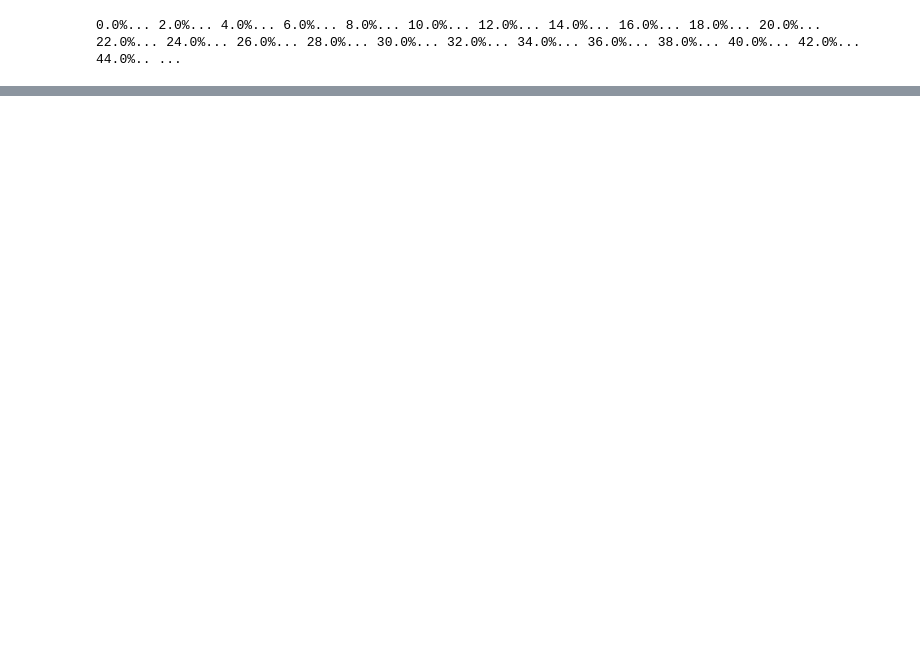
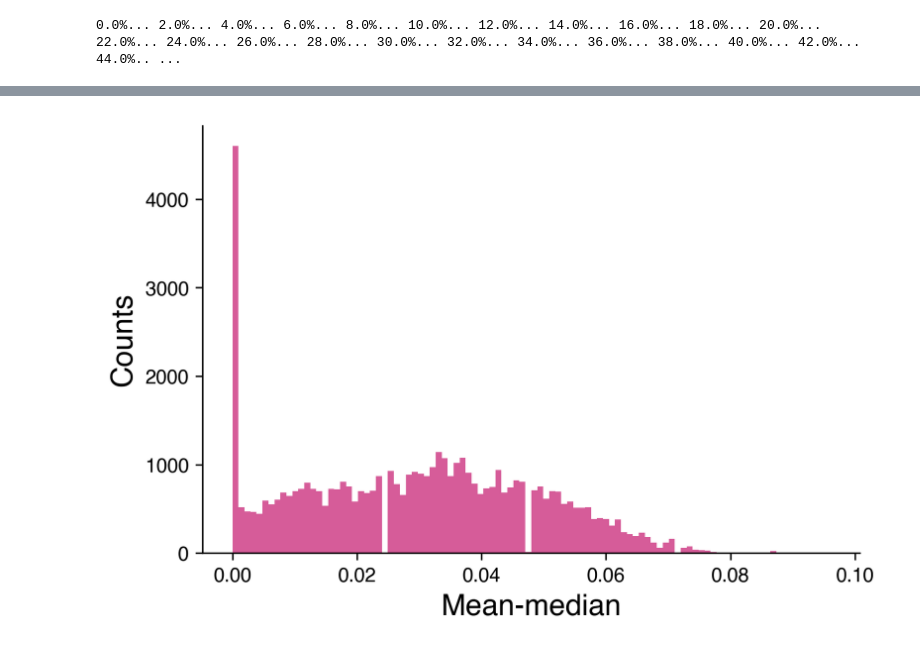
Before and after one commit to political-geometry/partisan-fairness, a Jupyter notebook: ensemble_partisan_metrics.ipynb, the cells around one changed output, grey strips where cells are left out. Cells and saved outputs as stored; diff of their text form; code cells hidden in the pictures; blank space fills up the shorter version.

```diff
--- a/ensemble_partisan_metrics.ipynb
+++ b/ensemble_partisan_metrics.ipynb
@@ -66,23 +85,23 @@ plot_bulk_ups(actual_vote_shares_subset, actual_seat_shares_subset, votes_subset
 # %%
 def plot_ensemble_histogram(x, x_label,y_label,seats=False):
     fig = plt.figure()
     ax = fig.add_subplot(111)
     font_name = 'Helvetica'
     font_size = 15
     if seats:
         bins = np.arange(min(x)-1.25,max(x) + 1.5,0.5)
         ax.hist(x,bins=bins,color=[0.8,0.2,0.5,0.8])
         ax.set_xticks(range(int(min(x)),int(max(x)+1)))
     else:
         ax.hist(x,100,color=[0.8,0.2,0.5,0.8])
 
     ax.spines['top'].set_visible(False)
     ax.spines['right'].set_visible(False)
 
     ax.set_xlabel(x_label, fontname=font_name, fontsize=font_size)
     ax.set_ylabel(y_label, fontname=font_name, fontsize=font_size)
 
 
 plot_ensemble_histogram(all_mean_medians, "Mean-median", "Counts")
-plot_ensemble_histogram(all_beta_halves,"$\\beta(0.5)$", "Counts")
-plot_ensemble_histogram(seat_totals,"Seats for Democrats", "Counts",seats=True)
+# %% [output]
+[figure, added]
```
Also changed, not shown: parts of 13 cells of this notebook.
